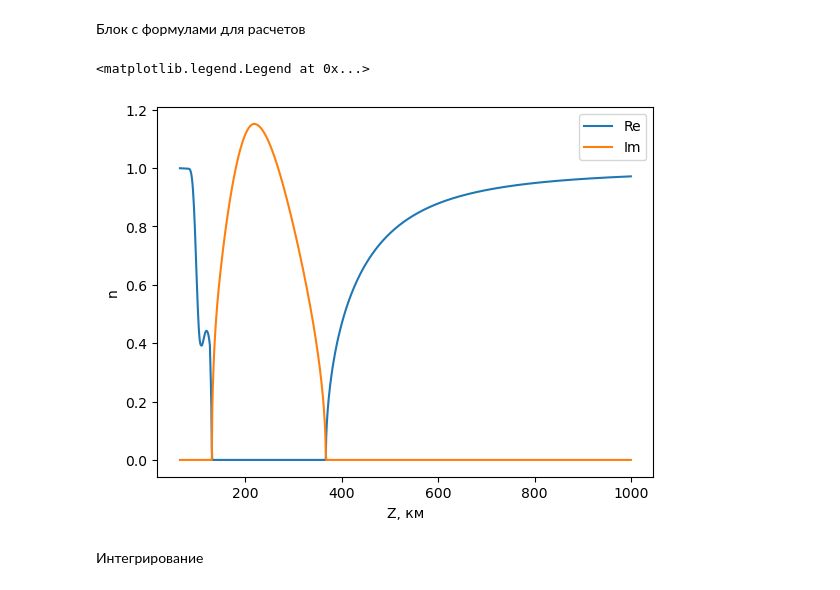
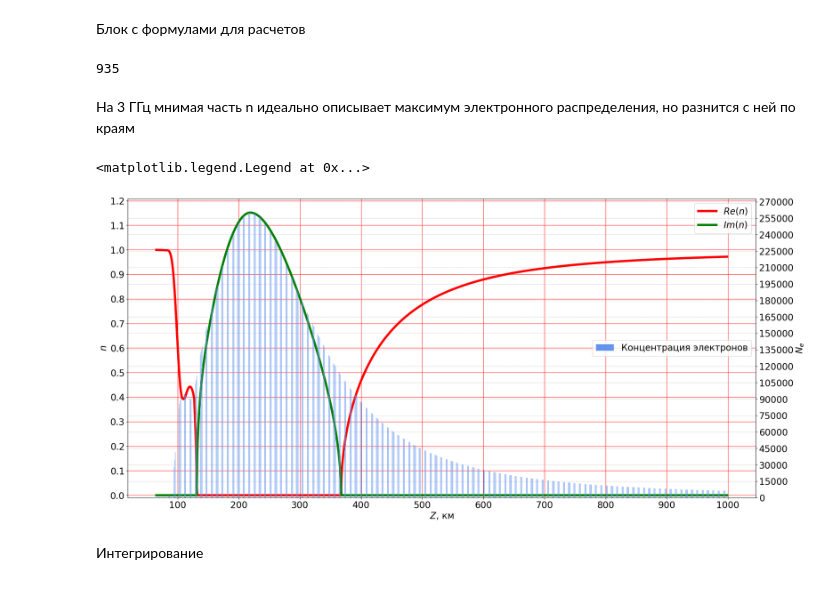
Before and after one commit to astronom-v-cube/exam_rrv, a Jupyter notebook: 5.ipynb, the cells around one changed output. Drawn from its saved outputs; the diff is of its cells as text; code cells hidden in the pictures.

```diff
--- a/5.ipynb
+++ b/5.ipynb
@@ -71,14 +73,33 @@ n = np.sqrt(n+0j)
 # %%
 interpol_n = interp1d(z, n, kind = 'cubic')
-# %%
-plt.plot(z/1000, n.real, label='Re')
-plt.plot(z/1000, n.imag, label='Im')
-plt.xlabel('Z, км')
-plt.ylabel('n')
-plt.legend()
-# %% [output]
-<matplotlib.legend.Legend at 0x...>
-[figure, removed]
+# %%
+len(N_e)
+# %% [output]
+935
+# %% [markdown]
+На 3 ГГц мнимая часть n идеально описывает максимум электронного распределения, но разнится с ней по краям
+# %%
+fig, ax = plt.subplots(figsize=(25, 12))
+ax.plot(z/1000, n.real, label='$Re(n)$', color='r', linewidth=5, zorder = 10)
+if np.sum(n.imag) != 0:
+    ax.plot(z/1000, n.imag, label='$Im(n)$', color='g', linewidth=5, zorder = 10)
+ax.set_ylabel('$n$')
+ax.set_xlabel('$Z$, км')
+ax.set_ylim(-0.01)
+ax.grid(True, color='r')
+ax.xaxis.set_major_locator(ticker.MultipleLocator(100))
+ax.yaxis.set_major_locator(ticker.MultipleLocator(0.1))
+plt.legend()
+
+ax2 = ax.twinx()
+ax2.bar(z/1000, N_e, zorder = 5, color='cornflowerblue', label = 'Концентрация электронов', width = 0.2)
+ax2.set_ylabel('$N_e$')
+ax2.yaxis.set_major_locator(ticker.MultipleLocator(15000))
+ax2.grid(which='major', color = 'dimgrey', linestyle = ':', linewidth = 0.5)
+plt.legend(loc = 'center right')
+# %% [output]
+<matplotlib.legend.Legend at 0x...>
+[figure, added]
 # %% [markdown]
 Интегрирование
 # %%
```
Also changed, not shown: parts of 4 cells of this notebook.
